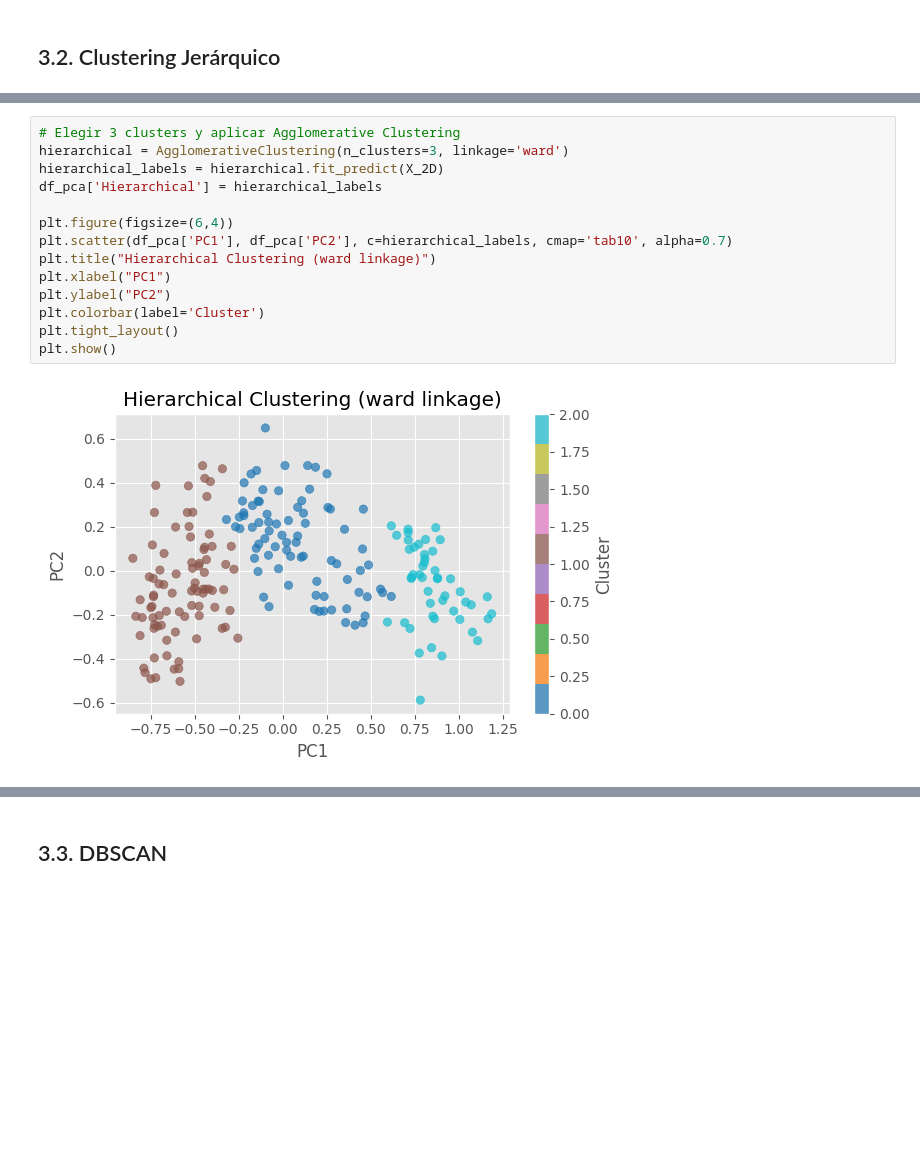
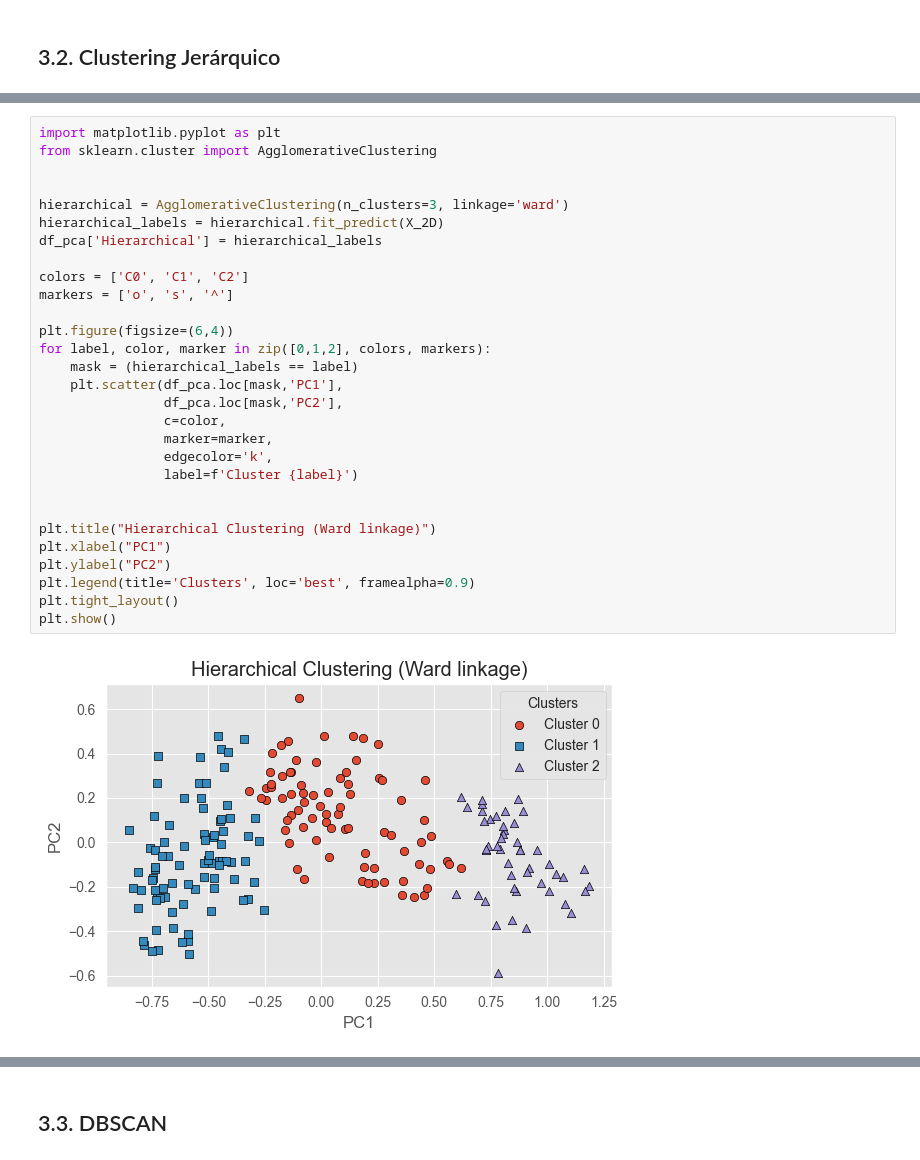
Before and after one commit to liangjizhu/Aprendizaje-Automatico-lab-2, a Jupyter notebook: notebook1.ipynb, the cells around one changed output, grey strips where cells are left out. Drawn from its saved outputs; the diff is of its cells as text; blank space fills up the shorter version.

```diff
--- a/notebook1.ipynb
+++ b/notebook1.ipynb
@@ -212,19 +321,34 @@ ax.legend()
 # %%
-# Elegir 3 clusters y aplicar Agglomerative Clustering
+import matplotlib.pyplot as plt
+from sklearn.cluster import AgglomerativeClustering
+
+
 hierarchical = AgglomerativeClustering(n_clusters=3, linkage='ward')
 hierarchical_labels = hierarchical.fit_predict(X_2D)
 df_pca['Hierarchical'] = hierarchical_labels
 
+colors = ['C0', 'C1', 'C2']
+markers = ['o', 's', '^']
+
 plt.figure(figsize=(6,4))
-plt.scatter(df_pca['PC1'], df_pca['PC2'], c=hierarchical_labels, cmap='tab10', alpha=0.7)
-plt.title("Hierarchical Clustering (ward linkage)")
+for label, color, marker in zip([0,1,2], colors, markers):
+    mask = (hierarchical_labels == label)
+    plt.scatter(df_pca.loc[mask,'PC1'],
+                df_pca.loc[mask,'PC2'],
+                c=color,
+                marker=marker,
+                edgecolor='k',
+                label=f'Cluster {label}')
+
+
+plt.title("Hierarchical Clustering (Ward linkage)")
 plt.xlabel("PC1")
 plt.ylabel("PC2")
-plt.colorbar(label='Cluster')
+plt.legend(title='Clusters', loc='best', framealpha=0.9)
 plt.tight_layout()
 plt.show()
 # %% [output]
-[figure, old version]
+[figure, new version]
 # %%
 range_n_clusters = range(2, 15)
 valores_medios_silhouette = []
```
Also changed, not shown: parts of 27 cells of this notebook.
